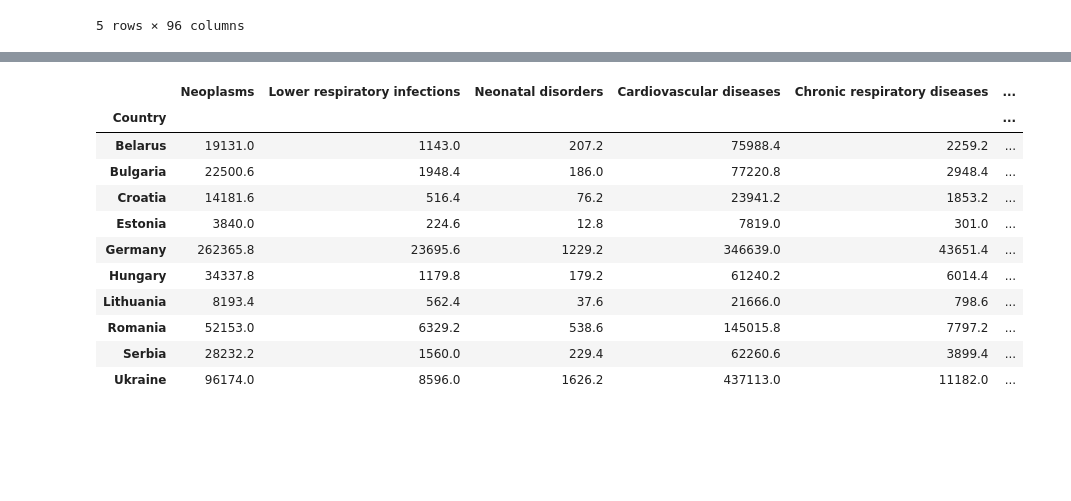
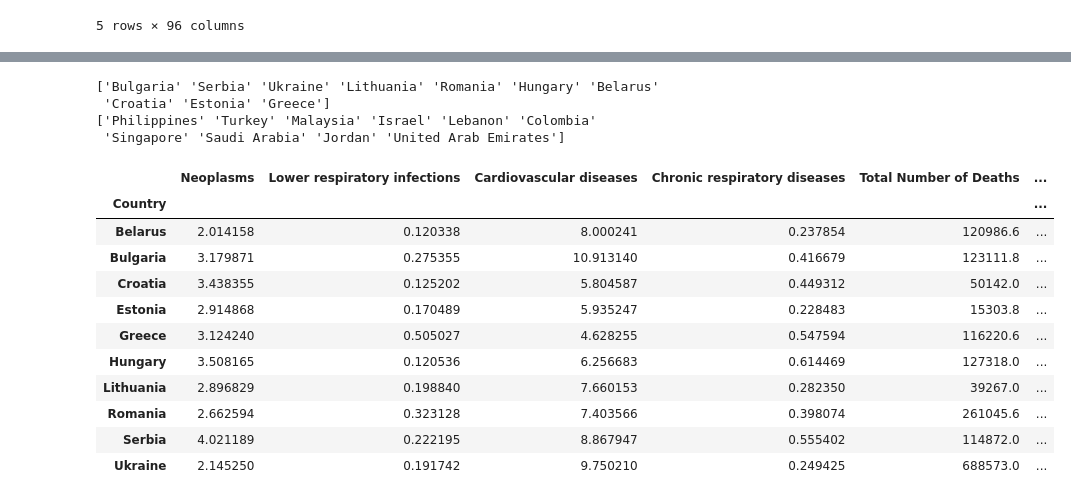
Before and after one commit to TanishaCooper/projectone_groupfour, a Jupyter notebook: HealthcarePy/test.ipynb, the cells around one changed output, grey strips where cells are left out. Drawn from its saved outputs; the diff is of its cells as text; code cells hidden in the pictures; blank space fills up the shorter version.

```diff
--- a/HealthcarePy/test.ipynb
+++ b/HealthcarePy/test.ipynb
@@ -82,16 +101,40 @@ socio_df.head()
 5 rows × 96 columns
 # %%
 # Cleaning new DataFrame, prepping for merge
-socio2_df = socio_df[['country','Life expectancy at birth, total (years)','GDP per capita (current US$)','Health: Total expenditure (% of GDP)','Health: Physicians (per 1000 pop.)','Health Care Index','Population in thousands (2017)']]
-socio2_df.columns
+socio2_df = socio_df[['country','Life expectancy at birth, total (years)','GDP per capita (current US$)','Health: Total expenditure (% of GDP)','Health: Physicians (per 1000 pop.)','Health Care Index','Population, female','Population, male']]
 socio2_df = socio2_df.rename(columns={
     'Life expectancy at birth, total (years)':'Life Expectancy at birth',
     'GDP per capita (current US$)':'GDP per capita ($)',
     'Health: Total expenditure (% of GDP)':'Total expenditure (% GDP)',
     'Health: Physicians (per 1000 pop.)':'Physicians (per 1000)',
-    'Population in thousands (2017)':'Population in thousands'
 })
 # %%
 # Merging
-new_df = clean_df.merge(socio2_df, how='inner', left_on='Country', right_on='country')
+new_df = code.merge(socio2_df, how='inner', left_on='Country', right_on='country')
 new_df = new_df.drop('country', 1)
+
+# New Population column by combining male and female population
+new_df['Population'] = new_df['Population, female'] + new_df['Population, male']
+pop = new_df['Population']
+# Drop male, female population columns, executions, terrorism
+new_df = new_df.drop(['Population, female','Population, male','Number of executions (Amnesty International)','Terrorism (deaths)'],1)
+
+total_death_rate = (new_df['Total Number of Deaths'] / pop)*100
+new_df['Total Death Rate'] = total_death_rate
+
+new_df.columns
+# drop_columns = ['Meningitis','Fire, heat, and hot substances', 'Malaria', 'Drowning',
+#        'Interpersonal violence', 'HIV/AIDS', 'Drug use disorders',
+#        'Tuberculosis', 'Road injuries', 'Maternal disorders','Neonatal disorders',
+#        'Alcohol use disorders', 'Exposure to forces of nature',
+#        'Diarrheal diseases', 'Environmental heat and cold exposure',
+#        'Nutritional deficiencies', 'Self-harm', 'Conflict and terrorism',
+#        'Diabetes mellitus', 'Poisonings', 'Protein-energy malnutrition','Chronic kidney disease','Cirrhosis and other chronic liver diseases', 'Digestive diseases',
+#        'Acute hepatitis', "Alzheimer's disease and other dementias","Parkinson's disease"]
+
+clean_columns = ['Country', 'Year','Neoplasms','Lower respiratory infections','Cardiovascular diseases',
+                 'Chronic respiratory diseases','Total Number of Deaths','Life Expectancy at birth', 'GDP per capita ($)',
+                 'Total expenditure (% GDP)', 'Physicians (per 1000)','Health Care Index', 'Population', 'Total Death Rate']
+
+clean_df = new_df[clean_columns]
+clean_df
@@ -127,23 +228,39 @@ new_df.sort_values(by=['Total Death Rate'], inplace=True, ascending=False)
 death_rate_sort = new_df['Country'].unique()
 most_deaths = death_rate_sort[0:10]
 least_deaths = death_rate_sort[-11:-1]
+print(most_deaths)
+print(least_deaths)
+# %% [output]
+['Bulgaria' 'Serbia' 'Ukraine' 'Lithuania' 'Romania' 'Hungary' 'Belarus'
+ 'Croatia' 'Estonia' 'Greece']
+['Philippines' 'Turkey' 'Malaysia' 'Israel' 'Lebanon' 'Colombia'
+ 'Singapore' 'Saudi Arabia' 'Jordan' 'United Arab Emirates']
 # %%
 # Filtering by countries with highest death rates per capita
-# Averages between years 2014-2018
-most_deaths_df = new_df[new_df["Country"].isin(most_deaths)]
+# .mean() averages between years 2014-2018
+most_deaths_df = clean_df[clean_df["Country"].isin(most_deaths)]
 md = most_deaths_df.groupby('Country').mean()
 md = md.drop('Year',1)
+
+# Convert cause of death values to per capita values (per 1000)
+md_pop = pd.Series(md['Population'])
+# Isolate desired values to calculate
+cause_md = md.iloc[:,0:4]
+cause_md
+# Divide values, then place back into df
+k = cause_md.div(md_pop, axis = 0)*1000
+md.iloc[:,0:4] = k
 md
 # %% [output]
-|  | Neoplasms | Lower respiratory infections | Neonatal disorders | Cardiovascular diseases | Chronic respiratory diseases | ... |
+|  | Neoplasms | Lower respiratory infections | Cardiovascular diseases | Chronic respiratory diseases | Total Number of Deaths | ... |
 | Country |  |  |  |  |  | ... |
-| Belarus | 19131.0 | 1143.0 | 207.2 | 75988.4 | 2259.2 | ... |
-| Bulgaria | 22500.6 | 1948.4 | 186.0 | 77220.8 | 2948.4 | ... |
-| Croatia | 14181.6 | 516.4 | 76.2 | 23941.2 | 1853.2 | ... |
-| Estonia | 3840.0 | 224.6 | 12.8 | 7819.0 | 301.0 | ... |
-| Germany | 262365.8 | 23695.6 | 1229.2 | 346639.0 | 43651.4 | ... |
-| Hungary | 34337.8 | 1179.8 | 179.2 | 61240.2 | 6014.4 | ... |
-| Lithuania | 8193.4 | 562.4 | 37.6 | 21666.0 | 798.6 | ... |
-| Romania | 52153.0 | 6329.2 | 538.6 | 145015.8 | 7797.2 | ... |
-| Serbia | 28232.2 | 1560.0 | 229.4 | 62260.6 | 3899.4 | ... |
-| Ukraine | 96174.0 | 8596.0 | 1626.2 | 437113.0 | 11182.0 | ... |
+| Belarus | 2.014158 | 0.120338 | 8.000241 | 0.237854 | 120986.6 | ... |
+| Bulgaria | 3.179871 | 0.275355 | 10.913140 | 0.416679 | 123111.8 | ... |
+| Croatia | 3.438355 | 0.125202 | 5.804587 | 0.449312 | 50142.0 | ... |
+| Estonia | 2.914868 | 0.170489 | 5.935247 | 0.228483 | 15303.8 | ... |
+| Greece | 3.124240 | 0.505027 | 4.628255 | 0.547594 | 116220.6 | ... |
+| Hungary | 3.508165 | 0.120536 | 6.256683 | 0.614469 | 127318.0 | ... |
+| Lithuania | 2.896829 | 0.198840 | 7.660153 | 0.282350 | 39267.0 | ... |
+| Romania | 2.662594 | 0.323128 | 7.403566 | 0.398074 | 261045.6 | ... |
+| Serbia | 4.021189 | 0.222195 | 8.867947 | 0.555402 | 114872.0 | ... |
+| Ukraine | 2.145250 | 0.191742 | 9.750210 | 0.249425 | 688573.0 | ... |
```
Also changed, not shown: parts of 21 cells of this notebook, 6 other files.
